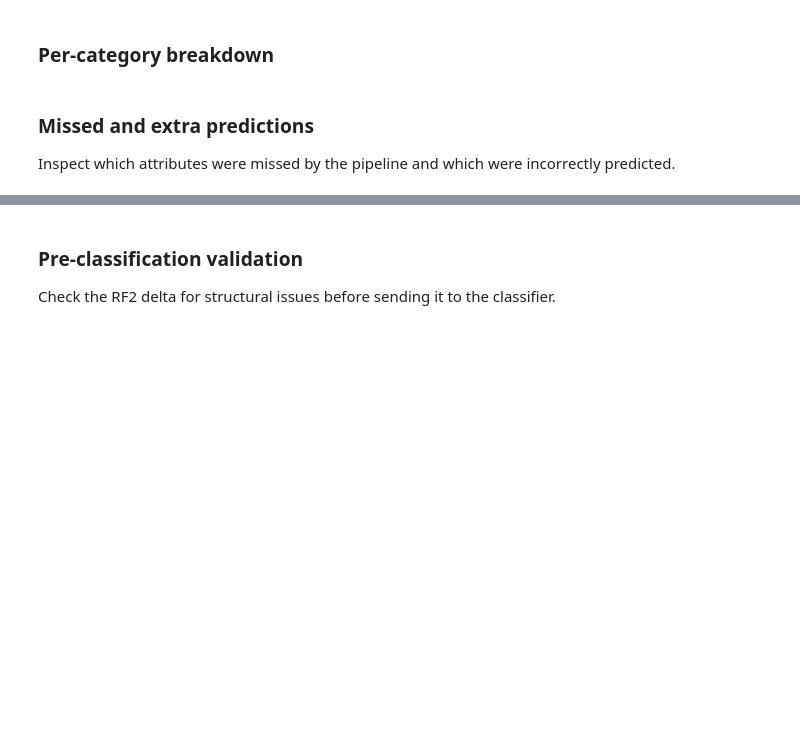
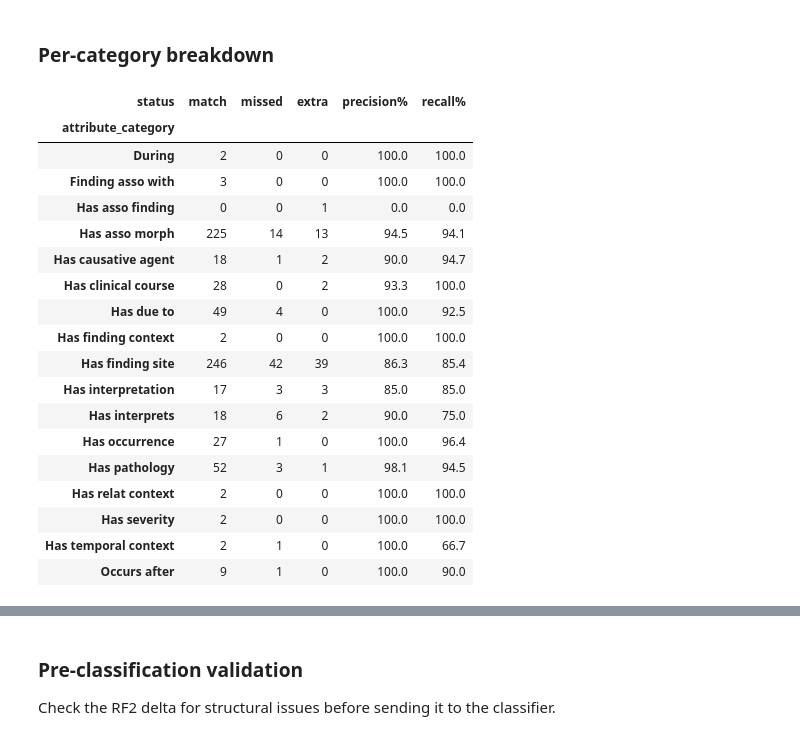
Before and after one commit to OHDSI/Ariadne, a Jupyter notebook: docs/notebooks/02_evaluate_hierarchy.ipynb, the cells around one changed output, grey strips where cells are left out. Saved outputs shown, nothing was run; the diff lists cells and outputs as text; code cells hidden in the pictures; blank space fills up the shorter version.

Commit message:
hierarchy work
- adding mrcm validation
- adjusting prompts for attributes
- changing parent selection to primitive
- combining 2 gs for mapping

```diff
--- a/docs/notebooks/02_evaluate_hierarchy.ipynb
+++ b/docs/notebooks/02_evaluate_hierarchy.ipynb
@@ -138,5 +166,5 @@ from ariadne.evaluation.hierarchy_attribute_evaluator import evaluate_results
 # Set output directory relative to project root
 output_dir = project_root / "data" / "notebook_results"
 
-eval_df = evaluate_results(results, str(attribute_gs_path), output_dir)
-eval_df.head(20)
+eval_df = evaluate_results(results, str(attribute_gs_path), output_dir, config.hierarchy)
+eval_df.head()
@@ -143,38 +185,37 @@ eval_df.head(20)
 # %% [markdown]
 ### Per-category breakdown
 # %%
-n_match = (eval_df["status"] == "match").sum()
-n_missed = (eval_df["status"] == "missed").sum()
-n_extra = (eval_df["status"] == "extra").sum()
-n_gs = n_match + n_missed
-n_pred = n_match + n_extra
-
-precision = n_match / n_pred * 100 if n_pred else 0.0
-recall = n_match / n_gs * 100 if n_gs else 0.0
-f1 = 2 * precision * recall / (precision + recall) if (precision + recall) else 0.0
-
-print(f"Gold standard rows: {n_gs}")
-print(f"Predicted rows:     {n_pred}")
-print(f"Matched:            {n_match}")
-print(f"Precision:          {precision:.1f}%")
-print(f"Recall:             {recall:.1f}%")
-print(f"F1:                 {f1:.1f}%")
-
 breakdown = (
     eval_df.groupby("attribute_category")["status"]
     .value_counts()
     .unstack(fill_value=0)
     .reindex(columns=["match", "missed", "extra"], fill_value=0)
 )
 breakdown["precision%"] = (
     breakdown["match"] / (breakdown["match"] + breakdown["extra"]).clip(lower=1) * 100
 ).round(1)
 breakdown["recall%"] = (
     breakdown["match"] / (breakdown["match"] + breakdown["missed"]).clip(lower=1) * 100
 ).round(1)
 
 breakdown
+# %% [output]
+| status | match | missed | extra | precision% | recall% |
+| attribute_category |  |  |  |  |  |
+| During | 2 | 0 | 0 | 100.0 | 100.0 |
+| Finding asso with | 3 | 0 | 0 | 100.0 | 100.0 |
+| Has asso finding | 0 | 0 | 1 | 0.0 | 0.0 |
+| Has asso morph | 225 | 14 | 13 | 94.5 | 94.1 |
+| Has causative agent | 18 | 1 | 2 | 90.0 | 94.7 |
+| Has clinical course | 28 | 0 | 2 | 93.3 | 100.0 |
+| Has due to | 49 | 4 | 0 | 100.0 | 92.5 |
+| Has finding context | 2 | 0 | 0 | 100.0 | 100.0 |
+| Has finding site | 246 | 42 | 39 | 86.3 | 85.4 |
+| Has interpretation | 17 | 3 | 3 | 85.0 | 85.0 |
+| Has interprets | 18 | 6 | 2 | 90.0 | 75.0 |
+| Has occurrence | 27 | 1 | 0 | 100.0 | 96.4 |
+| Has pathology | 52 | 3 | 1 | 98.1 | 94.5 |
+| Has relat context | 2 | 0 | 0 | 100.0 | 100.0 |
+| Has severity | 2 | 0 | 0 | 100.0 | 100.0 |
+| Has temporal context | 2 | 1 | 0 | 100.0 | 66.7 |
+| Occurs after | 9 | 1 | 0 | 100.0 | 90.0 |
-# %% [markdown]
-### Missed and extra predictions
-
-Inspect which attributes were missed by the pipeline and which were incorrectly predicted.
```
Also changed, not shown: parts of 21 cells of this notebook, 59 other files.
